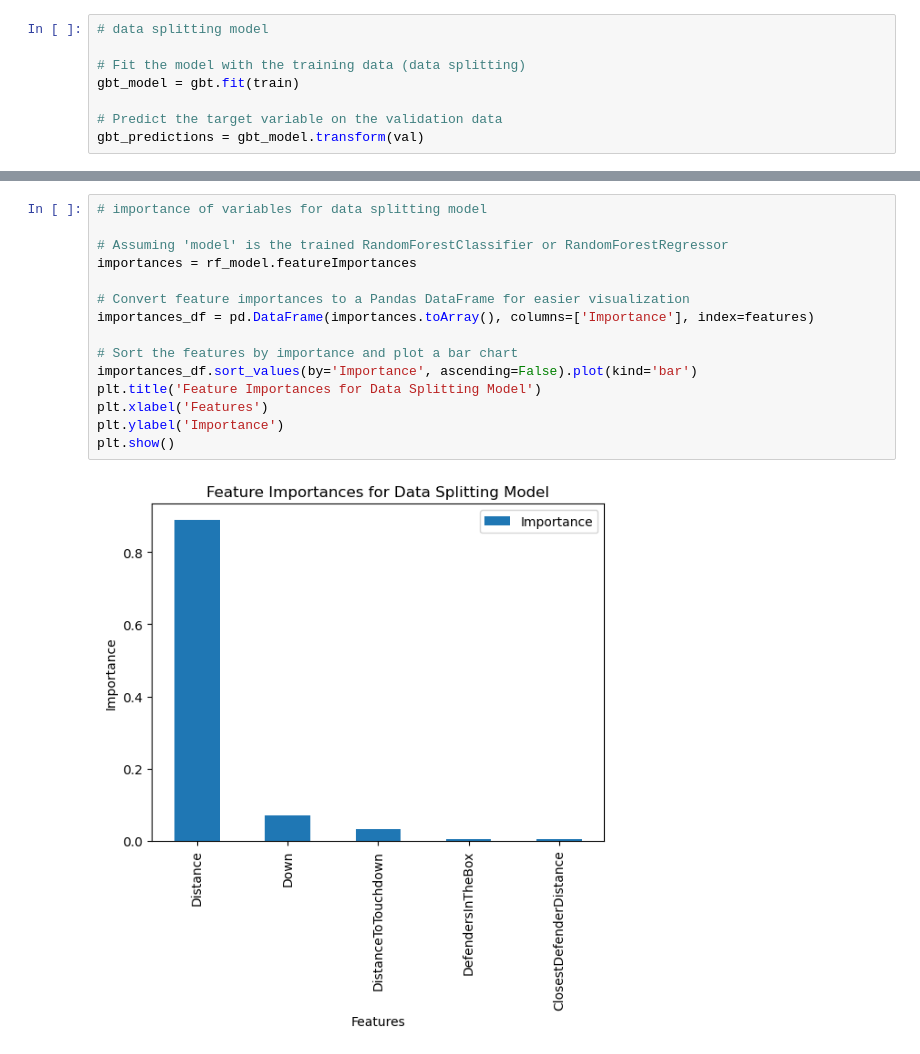
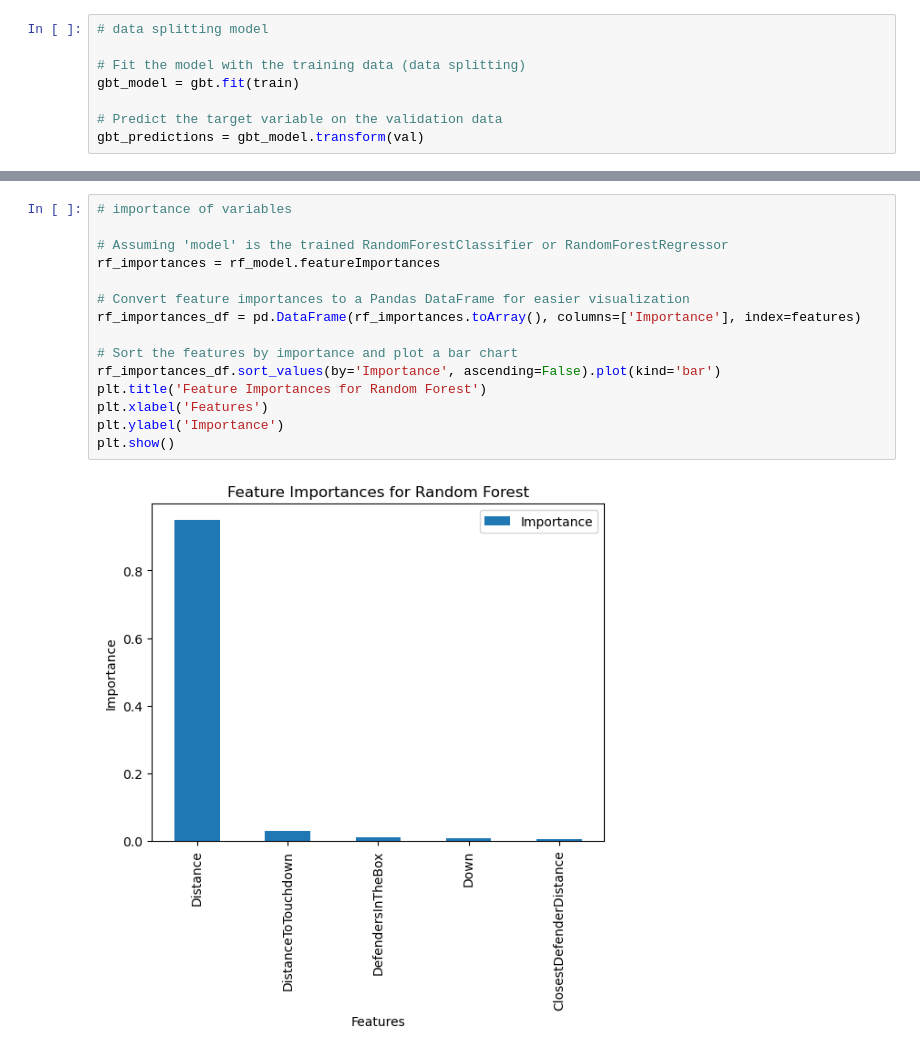
Before and after one commit to lauren-odonnell/DS5110_NFL_BigDataBowl, a Jupyter notebook: ds5110_NFL_BDB.ipynb, the cells around one changed output, grey strips where cells are left out. Saved outputs shown, nothing was run; the diff lists cells and outputs as text.

```diff
--- a/ds5110_NFL_BDB.ipynb
+++ b/ds5110_NFL_BDB.ipynb
@@ -639,17 +726,17 @@ AUC: 0.7586
 # %%
-# importance of variables for data splitting model
+# importance of variables
 
 # Assuming 'model' is the trained RandomForestClassifier or RandomForestRegressor
-importances = rf_model.featureImportances
+rf_importances = rf_model.featureImportances
 
 # Convert feature importances to a Pandas DataFrame for easier visualization
-importances_df = pd.DataFrame(importances.toArray(), columns=['Importance'], index=features)
+rf_importances_df = pd.DataFrame(rf_importances.toArray(), columns=['Importance'], index=features)
 
 # Sort the features by importance and plot a bar chart
-importances_df.sort_values(by='Importance', ascending=False).plot(kind='bar')
-plt.title('Feature Importances for Data Splitting Model')
+rf_importances_df.sort_values(by='Importance', ascending=False).plot(kind='bar')
+plt.title('Feature Importances for Random Forest')
 plt.xlabel('Features')
 plt.ylabel('Importance')
 plt.show()
 # %% [output]
-[figure, old version]
+[figure, new version]
```
Also changed, not shown: parts of 41 cells of this notebook.
